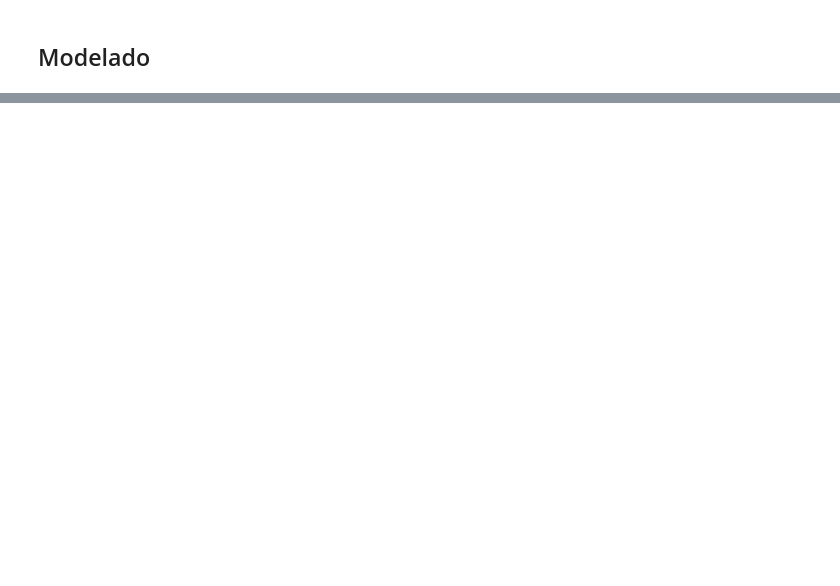
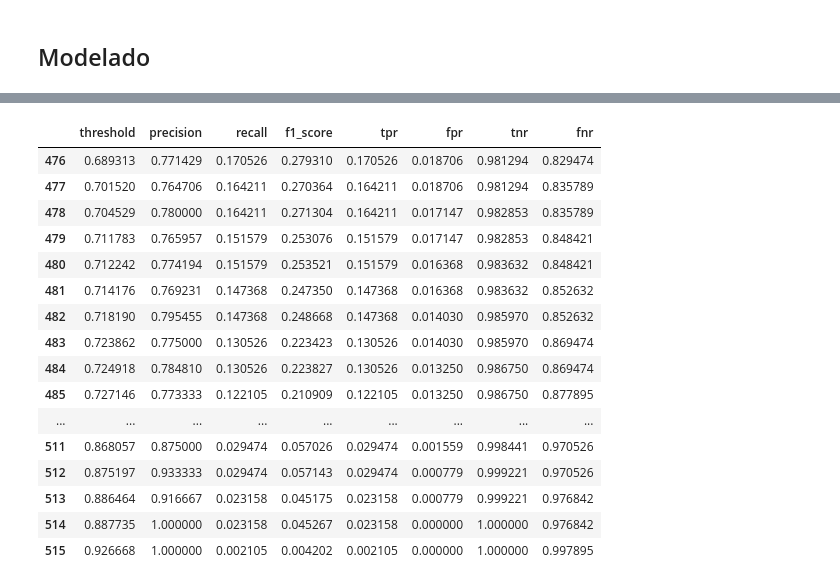
Before and after one commit to lorena10/LALA, a Jupyter notebook: proyecto_1_md.ipynb, the cells around one changed output, grey strips where cells are left out. Saved outputs shown, nothing was run; the diff lists cells and outputs as text; code cells hidden in the pictures; blank space fills up the shorter version.

```diff
--- a/proyecto_1_md.ipynb
+++ b/proyecto_1_md.ipynb
@@ -184,0 +412,16 @@ np.random.seed(210418)
+# %%
+def get_metrics_report(fpr, tpr, thresholds, precision, recall, thresholds_2):
+    df_1 = pd.DataFrame({'threshold': thresholds_2,'precision': precision,
+                    'recall': recall})
+    df_1['f1_score'] = 2 * (df_1.precision * df_1.recall) / (df_1.precision + df_1.recall)
+
+    df_2 = pd.DataFrame({'tpr': tpr, 'fpr': fpr, 'threshold': thresholds})
+    df_2['tnr'] = 1 - df_2['fpr']
+    df_2['fnr'] = 1 - df_2['tpr']
+
+    df = df_1.merge(df_2, on="threshold")
+
+    return df
+# %%
+metrics_report = get_metrics_report(fpr, tpr, thresholds, precision, recall, thresholds_2)
+metrics_report
@@ -184,0 +442,21 @@ np.random.seed(210418)
+# %%
+negocio = metrics_report[metrics_report.fpr <= 0.02]
+negocio
+# %% [output]
+|  | threshold | precision | recall | f1_score | tpr | fpr | tnr | fnr |
+| 476 | 0.689313 | 0.771429 | 0.170526 | 0.279310 | 0.170526 | 0.018706 | 0.981294 | 0.829474 |
+| 477 | 0.701520 | 0.764706 | 0.164211 | 0.270364 | 0.164211 | 0.018706 | 0.981294 | 0.835789 |
+| 478 | 0.704529 | 0.780000 | 0.164211 | 0.271304 | 0.164211 | 0.017147 | 0.982853 | 0.835789 |
+| 479 | 0.711783 | 0.765957 | 0.151579 | 0.253076 | 0.151579 | 0.017147 | 0.982853 | 0.848421 |
+| 480 | 0.712242 | 0.774194 | 0.151579 | 0.253521 | 0.151579 | 0.016368 | 0.983632 | 0.848421 |
+| 481 | 0.714176 | 0.769231 | 0.147368 | 0.247350 | 0.147368 | 0.016368 | 0.983632 | 0.852632 |
+| 482 | 0.718190 | 0.795455 | 0.147368 | 0.248668 | 0.147368 | 0.014030 | 0.985970 | 0.852632 |
+| 483 | 0.723862 | 0.775000 | 0.130526 | 0.223423 | 0.130526 | 0.014030 | 0.985970 | 0.869474 |
+| 484 | 0.724918 | 0.784810 | 0.130526 | 0.223827 | 0.130526 | 0.013250 | 0.986750 | 0.869474 |
+| 485 | 0.727146 | 0.773333 | 0.122105 | 0.210909 | 0.122105 | 0.013250 | 0.986750 | 0.877895 |
+| ... | ... | ... | ... | ... | ... | ... | ... | ... |
+| 511 | 0.868057 | 0.875000 | 0.029474 | 0.057026 | 0.029474 | 0.001559 | 0.998441 | 0.970526 |
+| 512 | 0.875197 | 0.933333 | 0.029474 | 0.057143 | 0.029474 | 0.000779 | 0.999221 | 0.970526 |
+| 513 | 0.886464 | 0.916667 | 0.023158 | 0.045175 | 0.023158 | 0.000779 | 0.999221 | 0.976842 |
+| 514 | 0.887735 | 1.000000 | 0.023158 | 0.045267 | 0.023158 | 0.000000 | 1.000000 | 0.976842 |
+| 515 | 0.926668 | 1.000000 | 0.002105 | 0.004202 | 0.002105 | 0.000000 | 1.000000 | 0.997895 |
```
Also changed, not shown: parts of 38 cells of this notebook.
